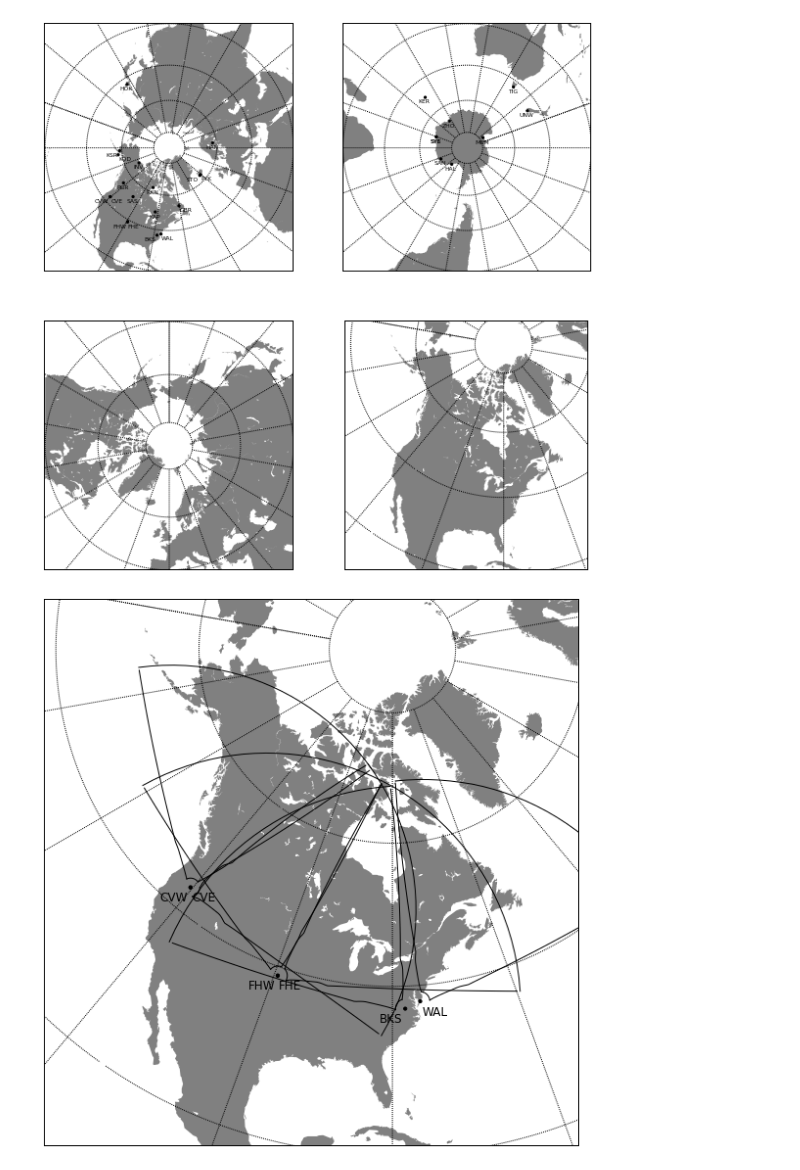
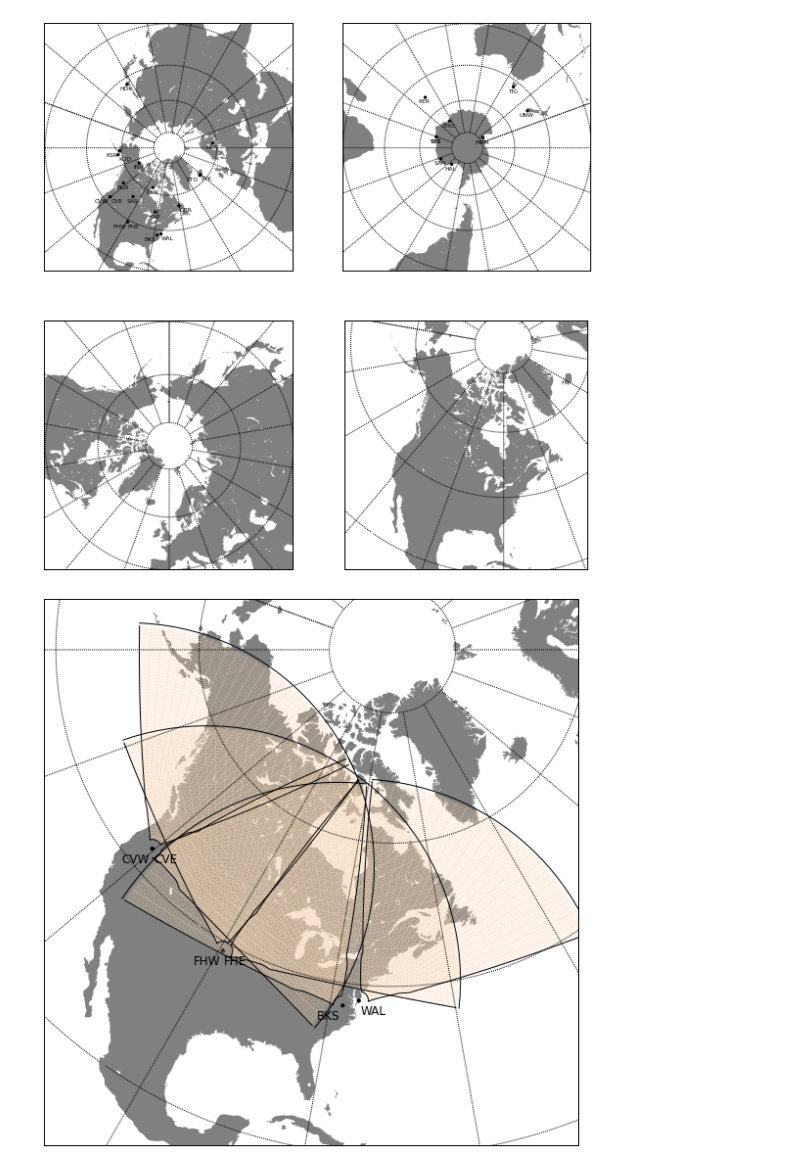
Before and after one commit to vtsuperdarn/davitpy, a Jupyter notebook: docs/notebook/map.ipynb, the cells around one changed output. Cells and saved outputs as stored; diff of their text form; code cells hidden in the pictures.

```diff
--- a/docs/notebook/map.ipynb
+++ b/docs/notebook/map.ipynb
@@ -30,15 +30,15 @@ m2 = pplot.map(hemi='north', limits=[10.,lon_0-35.,60.,lon_0+105.], lon_0=lon_0)
 # %%
 # Set map
 figure(figsize=(10,10))
-lon_0 = -80.
+lon_0 = -70.
 m = pplot.map(hemi='north', limits=[10.,lon_0-35.,60.,lon_0+105.], lon_0=lon_0)
 codes = ['wal','bks','fhe','fhw','cve','cvw']
 # Plotting some radars
 pplot.overlayRadar(m, fontSize=12, codes=codes)
 # Plot radar fov
-pplot.overlayFov(m, codes=codes, maxGate=75)
+pplot.overlayFov(m, codes=codes, maxGate=75, fovColor=120)
 # %% [output]
-[figure, old version]
+[figure, new version]
 # %%
 # To get the field of view (with the most recent radar configuration)
 radNet = network()
```
Also changed, not shown: 1 other file.
